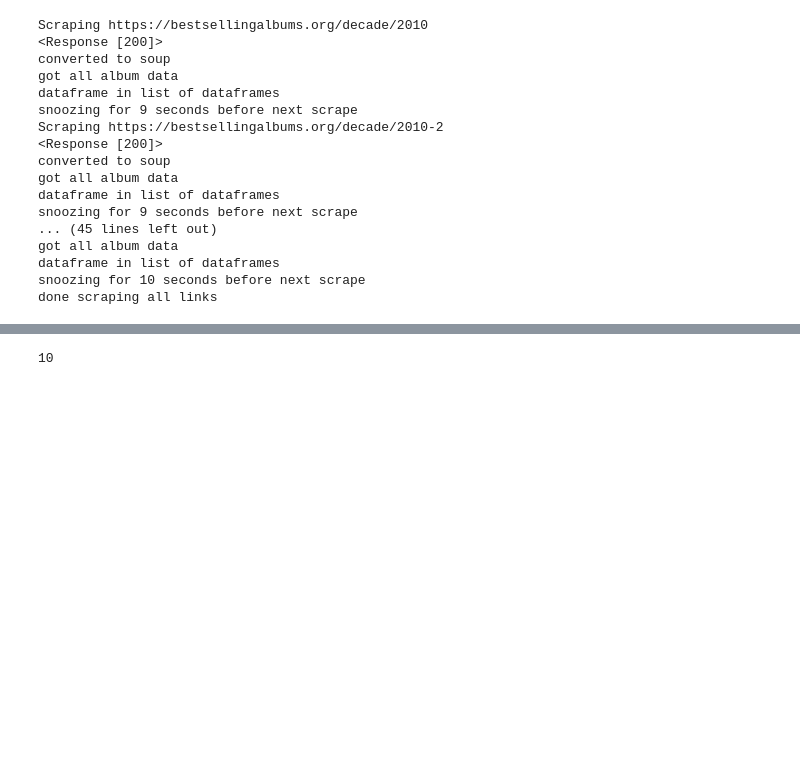
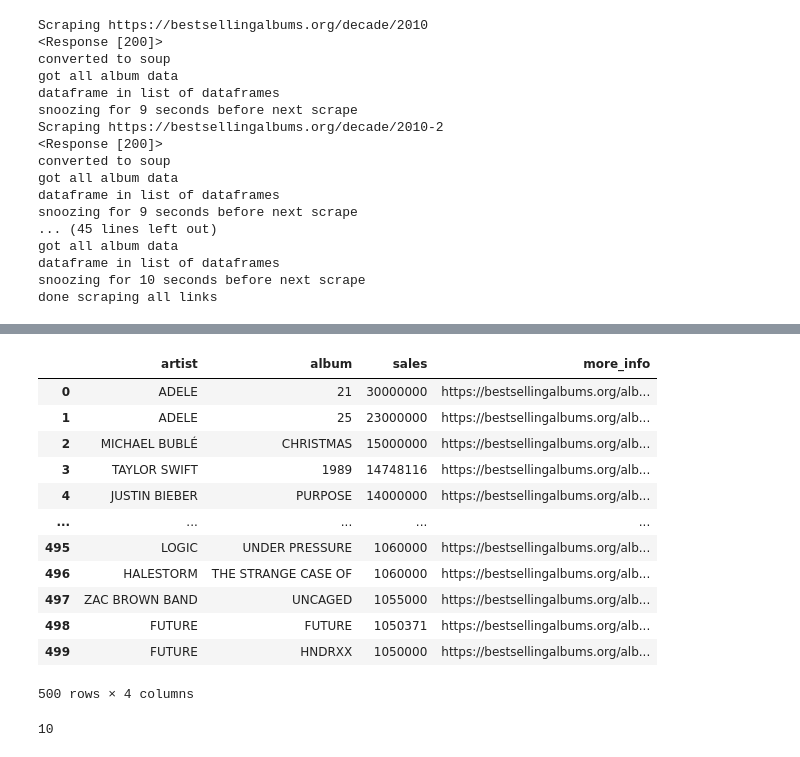
Before and after one commit to sandeepmj/2024-practical-python, a Jupyter notebook: Homework/wk05-nontabular-multipage-SOLUTION.ipynb, the cells around one changed output, grey strips where cells are left out. Saved outputs shown, nothing was run; the diff lists cells and outputs as text; code cells hidden in the pictures; blank space fills up the shorter version.

```diff
--- a/Homework/wk05-nontabular-multipage-SOLUTION.ipynb
+++ b/Homework/wk05-nontabular-multipage-SOLUTION.ipynb
@@ -242,3 +253,20 @@ done scraping all links
+# %%
+df = pd.concat(all_dfs, ignore_index = True)
+df
+# %% [output]
+|  | artist | album | sales | more_info |
+| 0 | ADELE | 21 | 30000000 | https://bestsellingalbums.org/alb... |
+| 1 | ADELE | 25 | 23000000 | https://bestsellingalbums.org/alb... |
+| 2 | MICHAEL BUBLÉ | CHRISTMAS | 15000000 | https://bestsellingalbums.org/alb... |
+| 3 | TAYLOR SWIFT | 1989 | 14748116 | https://bestsellingalbums.org/alb... |
+| 4 | JUSTIN BIEBER | PURPOSE | 14000000 | https://bestsellingalbums.org/alb... |
+| ... | ... | ... | ... | ... |
+| 495 | LOGIC | UNDER PRESSURE | 1060000 | https://bestsellingalbums.org/alb... |
+| 496 | HALESTORM | THE STRANGE CASE OF | 1060000 | https://bestsellingalbums.org/alb... |
+| 497 | ZAC BROWN BAND | UNCAGED | 1055000 | https://bestsellingalbums.org/alb... |
+| 498 | FUTURE | FUTURE | 1050371 | https://bestsellingalbums.org/alb... |
+| 499 | FUTURE | HNDRXX | 1050000 | https://bestsellingalbums.org/alb... |
+500 rows × 4 columns
 # %%
 ## check if correct number of dfs
 len(all_dfs)
```
Also changed, not shown: parts of 2 cells of this notebook, 7 other files.
